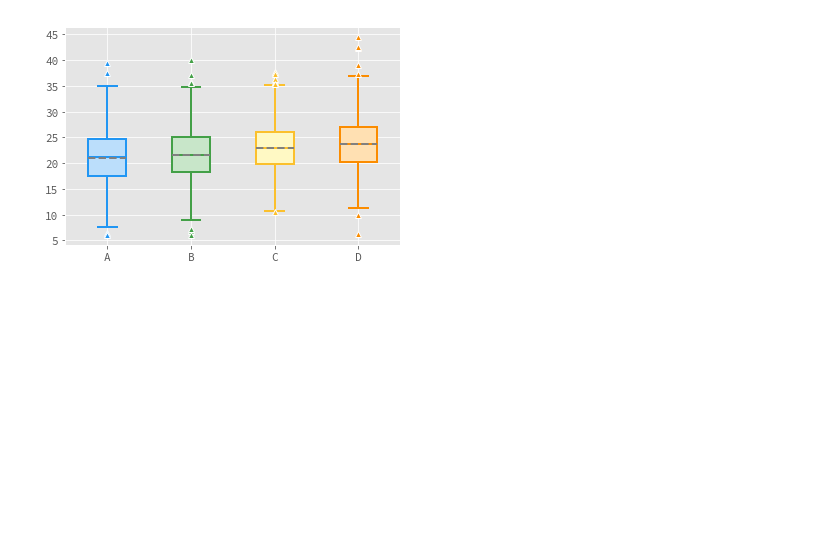
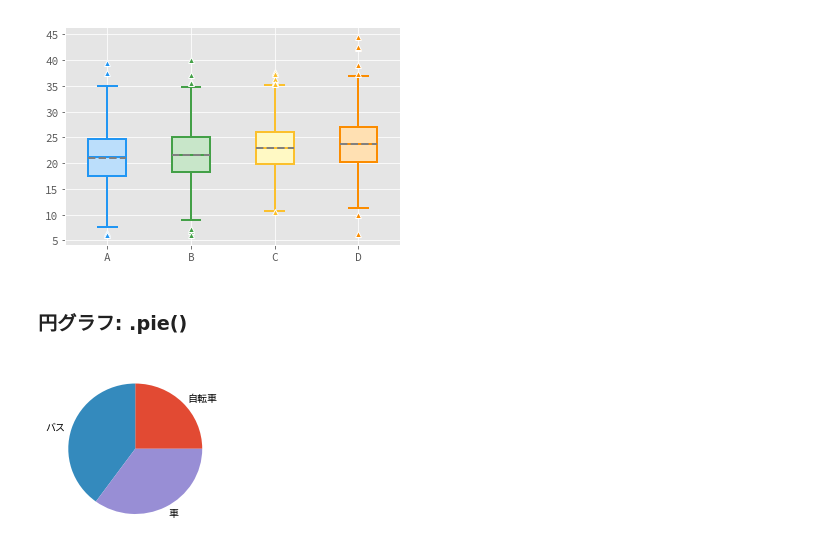
Before and after one commit to ikki02/Python, a Jupyter notebook: JupyterNotebook - Matplotlib/Matplotlib.ipynb, the cells around one changed output. Drawn from its saved outputs; the diff is of its cells as text; code cells hidden in the pictures; blank space fills up the shorter version.

```diff
--- a/JupyterNotebook - Matplotlib/Matplotlib.ipynb
+++ b/JupyterNotebook - Matplotlib/Matplotlib.ipynb
@@ -662,3 +662,18 @@ for mean, color2 in zip(bp['means'], colors2):
 plt.show()
 # %% [output]
 [figure]
+# %% [markdown]
+### 円グラフ: .pie()
+# %%
+# 円グラフの描画
+# 時計の3時の位置から反時計回りに要素を描画していく。デフォルトは半径1。
+fig = plt.figure(figsize=(3,3))
+ax = fig.add_subplot(111)
+
+labels = ['自転車', 'バス', '車']
+sizes = [25, 40, 35]
+
+ax.pie(sizes, labels=labels)
+plt.show()
+# %% [output]
+[figure, added]
```
Also changed, not shown: parts of 3 cells of this notebook.
